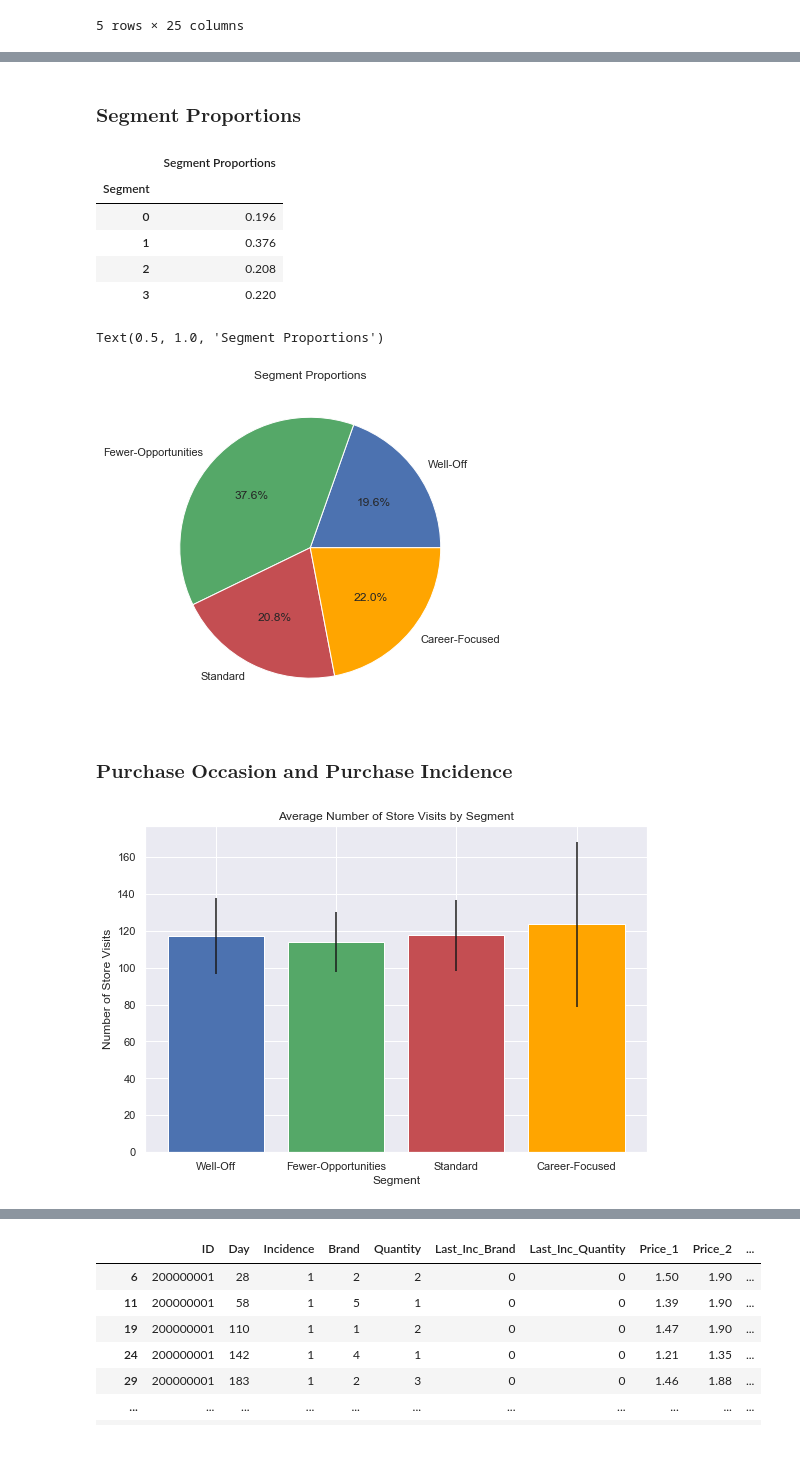
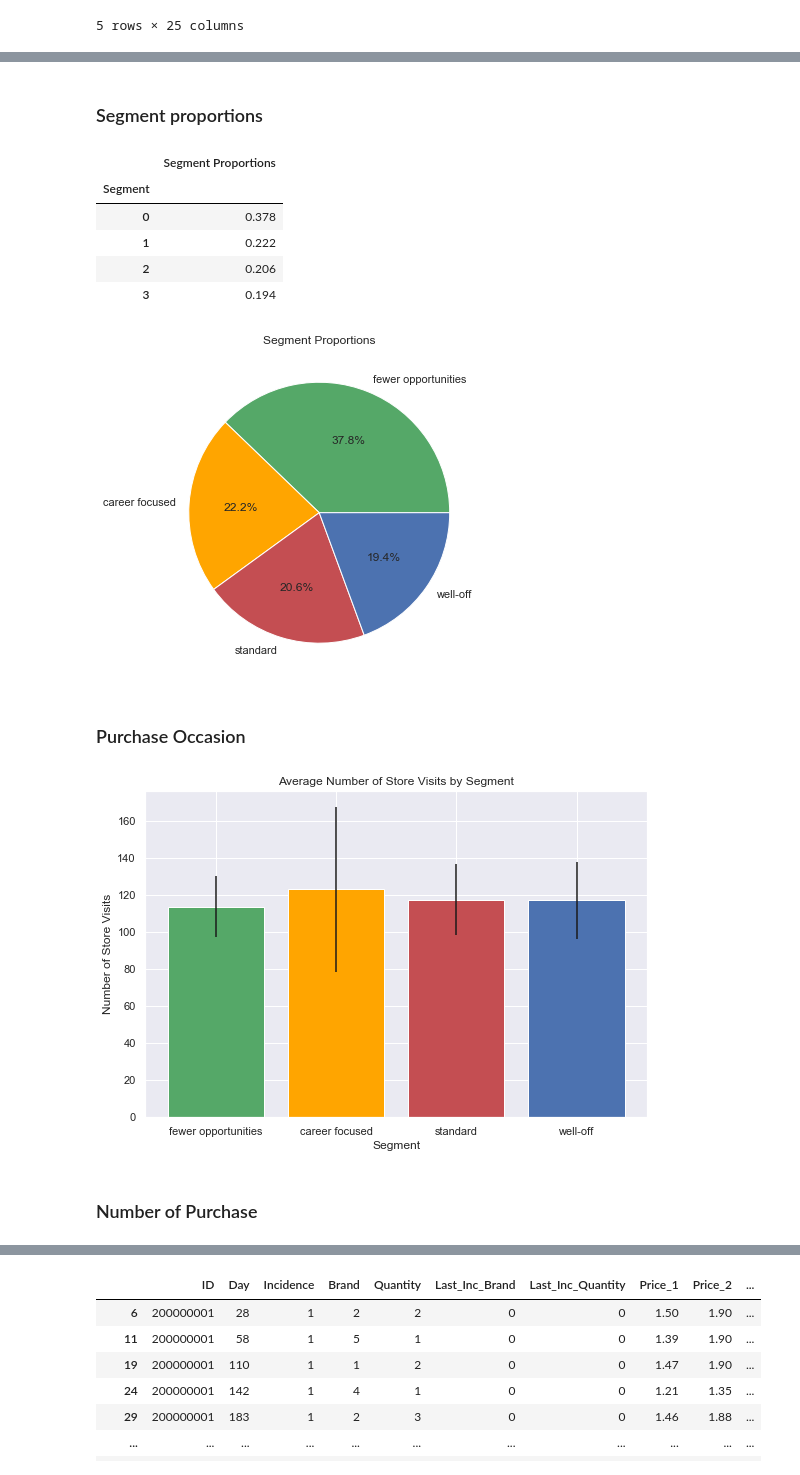
Before and after one commit to weichong-ong/FMCG_Customer_Purchase_Analytics, a Jupyter notebook: Descriptive_Analysis.ipynb, the cells around one changed output, grey strips where cells are left out. Cells and saved outputs as stored; diff of their text form; code cells hidden in the pictures.

Commit message:
fix: Fix color inconsistency of the graphs

```diff
--- a/Descriptive_Analysis.ipynb
+++ b/Descriptive_Analysis.ipynb
@@ -105,8 +107,22 @@ temp1.head()
 # %%
+# Segment Number
+temp1 = df_purchase_predictors[['ID', 'Segment']].groupby(['ID'], as_index = False).mean()
+temp1 = temp1.set_index('ID')
+
+# Purchase occasions by customer ID
+temp2 = df_purchase_predictors[['ID', 'Incidence']].groupby(['ID'], as_index = False).count()
+temp2 = temp2.set_index('ID')
+temp2 = temp2.rename(columns = {'Incidence': 'N_Visits'})
+
 # Number of purchases per customer ID
-temp2 = df_purchase_predictors[['ID', 'Incidence']].groupby(['ID'], as_index = False).sum()
-temp2 = temp2.set_index('ID')
-temp2 = temp2.rename(columns = {'Incidence': 'N_Purchases'})
-temp3 = temp1.join(temp2)
-temp3.head()
+temp3 = df_purchase_predictors[['ID', 'Incidence']].groupby(['ID'], as_index = False).sum()
+temp3 = temp3.set_index('ID')
+temp3 = temp3.rename(columns = {'Incidence': 'N_Purchases'})
+
+df_purchase_descr = temp1.join(temp2).join(temp3)
+
+### Average number of purchases by customer ID per visit
+df_purchase_descr['Average_N_Purchases'] = df_purchase_descr['N_Purchases'] / df_purchase_descr['N_Visits']
+
+df_purchase_descr.head()
 # %% [output]
@@ -132,5 +135,0 @@ temp3.head()
-# %%
-# Segment for each customer
-temp4 = df_purchase_predictors[['ID', 'Segment']].groupby(['ID'], as_index = False).mean()
-temp4 = temp4.set_index('ID')
-df_purchase_descr = temp3.join(temp4)
@@ -147,5 +136,5 @@ df_purchase_descr.head()
 # %% [markdown]
-### ${\textbf{Segment Proportions}}$
+### Segment proportions
 # %%
 # Calculate the proportions of each segment and set the appropriate column name.
 segm_prop = df_purchase_descr[['N_Purchases', 'Segment']].groupby(['Segment']).count() / df_purchase_descr.shape[0]
@@ -154,44 +143,45 @@ segm_prop.head()
 # %% [output]
 |  | Segment Proportions |
 | Segment |  |
-| 0 | 0.196 |
-| 1 | 0.376 |
-| 2 | 0.208 |
-| 3 | 0.220 |
+| 0 | 0.378 |
+| 1 | 0.222 |
+| 2 | 0.206 |
+| 3 | 0.194 |
 # %%
 # Plot the segment proportions as a pie chart.
 plt.figure(figsize = (9, 6))
 plt.pie(segm_prop['Segment Proportions'],
-        labels = ['Well-Off', 'Fewer-Opportunities', 'Standard', 'Career-Focused'],
+        labels = ['fewer opportunities', 'career focused', 'standard', 'well-off'],
         autopct = '%1.1f%%',
-        colors = ('b', 'g', 'r', 'orange'))
-plt.title('Segment Proportions')
+        colors = ('g', 'orange', 'r', 'b'))
+plt.title('Segment Proportions');
 # %% [output]
-Text(0.5, 1.0, 'Segment Proportions')
-[figure, old version]
+[figure, new version]
-# %% [markdown]
-### ${\textbf{Purchase Occasion and Purchase Incidence}}$
 # %%
 # Calculate the mean by the four segments to determine the average customer behaivour in each segment.
 segments_mean = df_purchase_descr.groupby(['Segment']).mean()
 # %%
 # Calculate the standard deviation by segments to determine how homogoneus each of the segments is.
 segments_std = df_purchase_descr.groupby(['Segment']).std()
+# %% [markdown]
+### Purchase Occasion
 # %%
 # Plot the average number of store visits for each of the four segments using a bar chart.
 # Display the standard deviation as a straight line. The bigger the length, the higher the standard deviation is.
 plt.figure(figsize = (9, 6))
 plt.bar(x = (0, 1, 2, 3),
-        tick_label = ('Well-Off', 'Fewer-Opportunities', 'Standard', 'Career-Focused'),
+        tick_label = ('fewer opportunities', 'career focused', 'standard', 'well-off'),
         height = segments_mean['N_Visits'],
         yerr = segments_std['N_Visits'],
-        color = ('b', 'g', 'r', 'orange'))
+        color = ('g', 'orange', 'r', 'b'))
 plt.xlabel('Segment')
 plt.ylabel('Number of Store Visits')
 plt.title('Average Number of Store Visits by Segment')
 plt.show()
 # %% [output]
-[figure, old version]
+[figure, new version]
+# %% [markdown]
+### Number of Purchase
 # %%
 # Display the average number of purchases by segments to understand how often each group buys chocholate candy bars.
 plt.figure(figsize = (9, 6))
```
Also changed, not shown: parts of 37 cells of this notebook, 6 other files.
